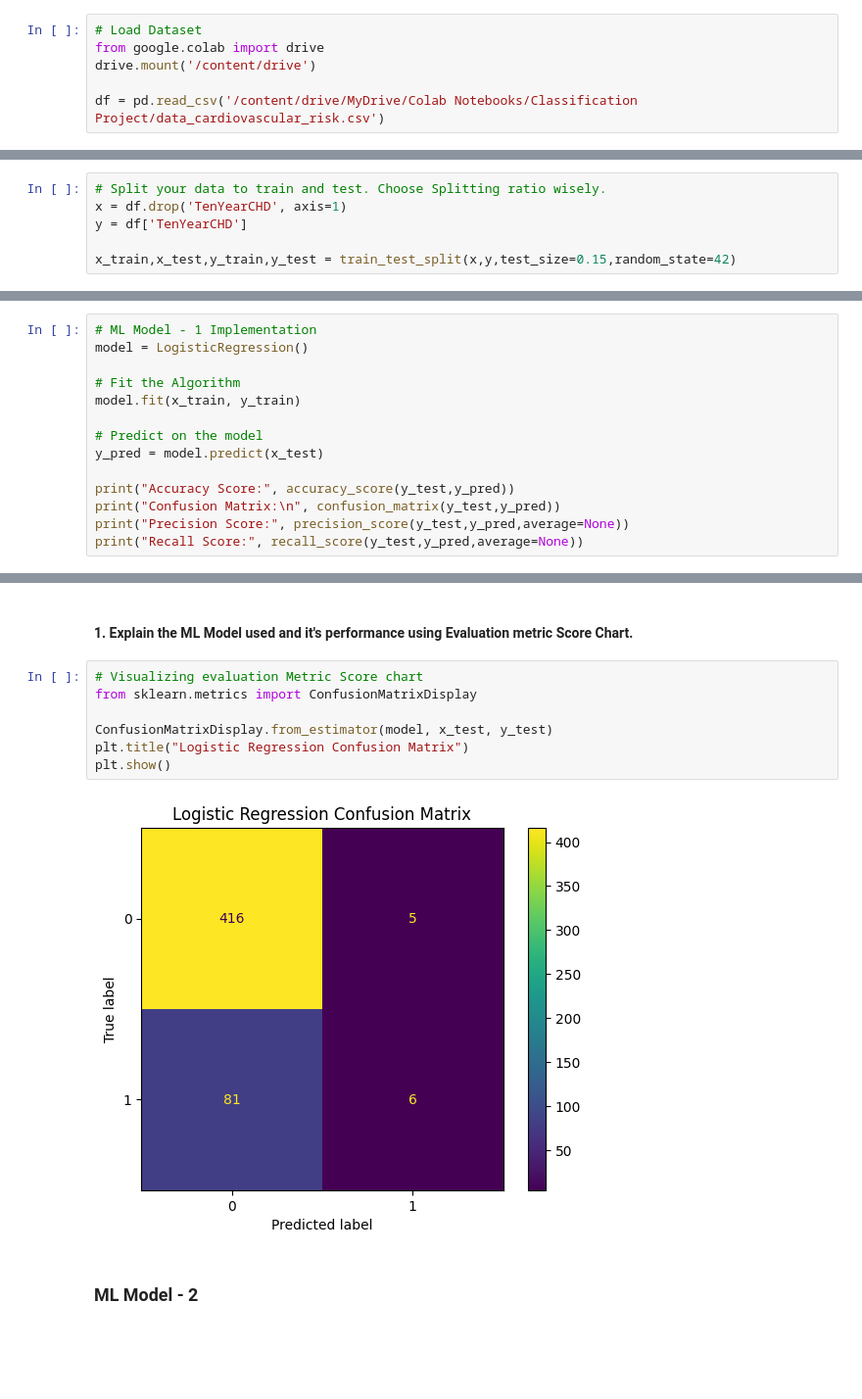
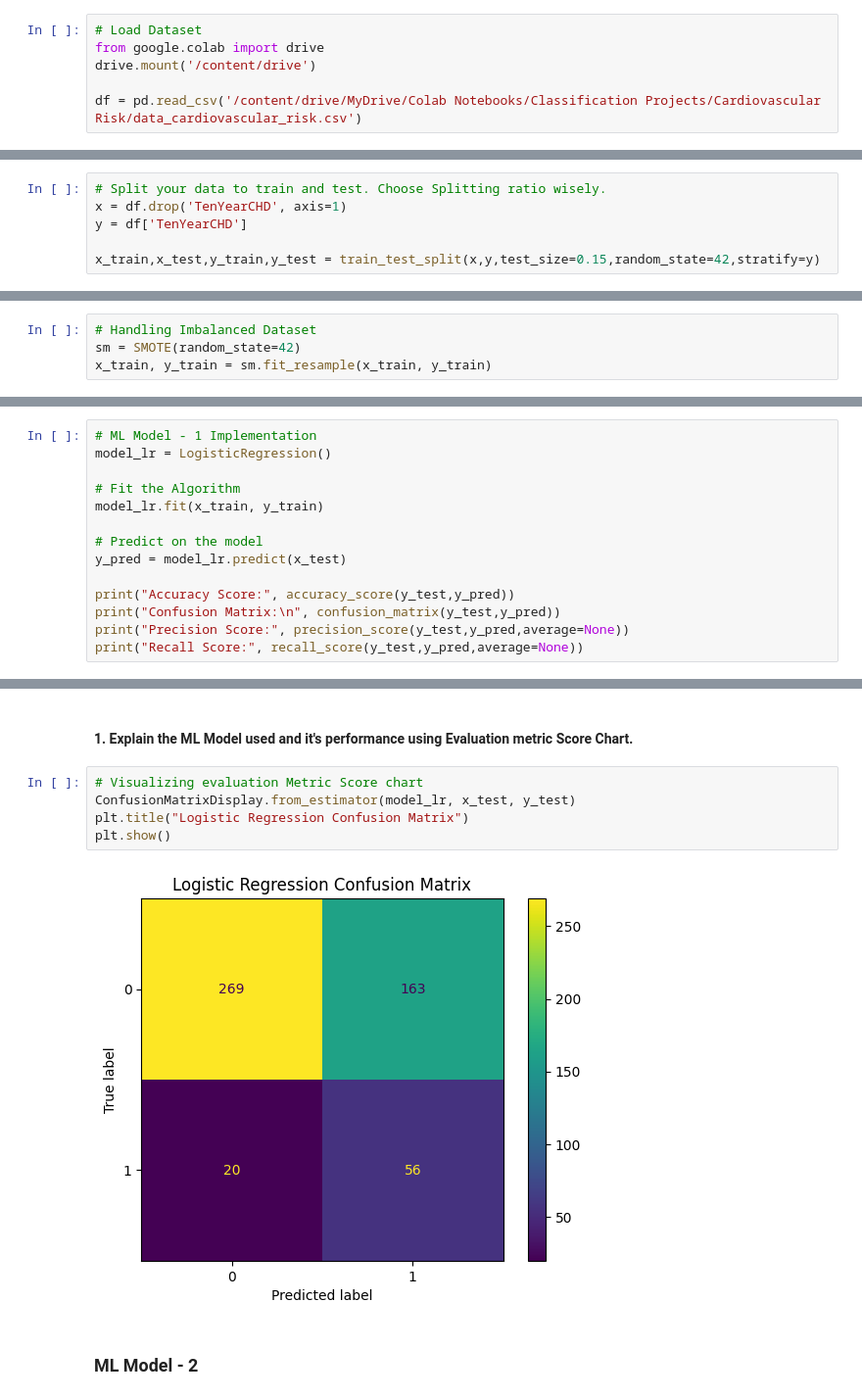
Before and after one commit to Ashish-Kumar-Vaish/Cardiovascular-Risk-Classification, a Jupyter notebook: Cardiovascular_Risk_Classification.ipynb, the cells around one changed output, grey strips where cells are left out. Shown at 98% size. Saved outputs shown, nothing was run; the diff lists cells and outputs as text; blank space fills up the shorter version.

```diff
--- a/Cardiovascular_Risk_Classification.ipynb
+++ b/Cardiovascular_Risk_Classification.ipynb
@@ -54,7 +55,7 @@ from sklearn.model_selection import train_test_split
 from google.colab import drive
 drive.mount('/content/drive')
 
-df = pd.read_csv('/content/drive/MyDrive/Colab Notebooks/Classification Project/data_cardiovascular_risk.csv')
+df = pd.read_csv('/content/drive/MyDrive/Colab Notebooks/Classification Projects/Cardiovascular Risk/data_cardiovascular_risk.csv')
 # %% [output]
 Drive already mounted at /content/drive; to attempt to forcibly remount, call drive.mount("/content/drive", force_remount=True).
 # %% [markdown]
@@ -709,7 +710,7 @@ Used StandardScaler for feature scaling. It standardizes features by removing th
 x = df.drop('TenYearCHD', axis=1)
 y = df['TenYearCHD']
 
-x_train,x_test,y_train,y_test = train_test_split(x,y,test_size=0.15,random_state=42)
+x_train,x_test,y_train,y_test = train_test_split(x,y,test_size=0.15,random_state=42,stratify=y)
 # %%
 x_train.head()
 # %% [output]
@@ -735,0 +750,4 @@ I used an 85:15 train-test split using train_test_split. 85% of the data was use
+# %%
+# Handling Imbalanced Dataset
+sm = SMOTE(random_state=42)
+x_train, y_train = sm.fit_resample(x_train, y_train)
@@ -739,13 +761,13 @@ I used an 85:15 train-test split using train_test_split. 85% of the data was use
 ### ML Model - 1
 # %%
 # ML Model - 1 Implementation
-model = LogisticRegression()
+model_lr = LogisticRegression()
 
 # Fit the Algorithm
-model.fit(x_train, y_train)
+model_lr.fit(x_train, y_train)
 
 # Predict on the model
-y_pred = model.predict(x_test)
+y_pred = model_lr.predict(x_test)
 
 print("Accuracy Score:", accuracy_score(y_test,y_pred))
 print("Confusion Matrix:\n", confusion_matrix(y_test,y_pred))
@@ -762,13 +784,11 @@ Recall Score: [0.98812352 0.06896552]
 #### 1. Explain the ML Model used and it's performance using Evaluation metric Score Chart.
 # %%
 # Visualizing evaluation Metric Score chart
-from sklearn.metrics import ConfusionMatrixDisplay
-
-ConfusionMatrixDisplay.from_estimator(model, x_test, y_test)
+ConfusionMatrixDisplay.from_estimator(model_lr, x_test, y_test)
 plt.title("Logistic Regression Confusion Matrix")
 plt.show()
 # %% [output]
-[figure, old version]
+[figure, new version]
 # %% [markdown]
 ### ML Model - 2
 # %%
```
Also changed, not shown: parts of 28 cells of this notebook.
